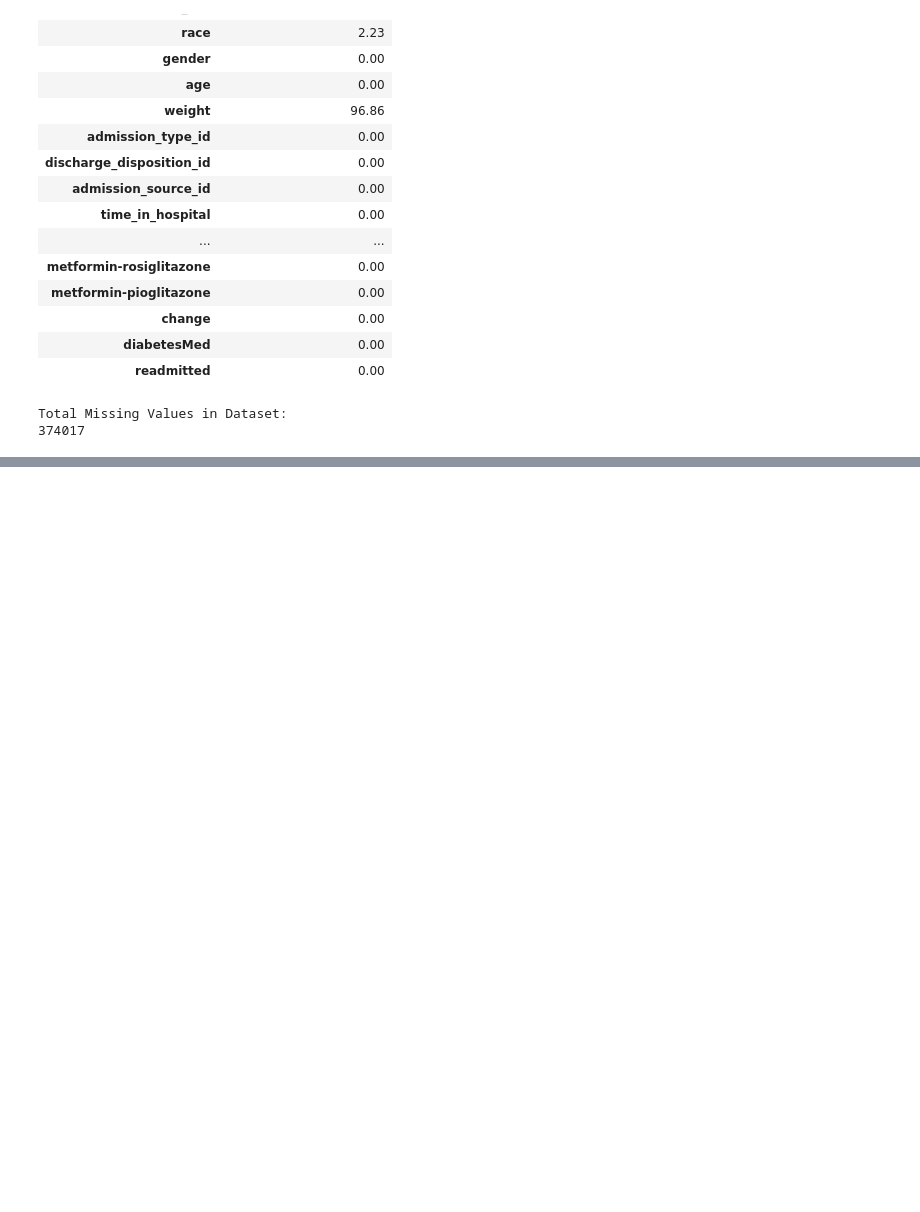
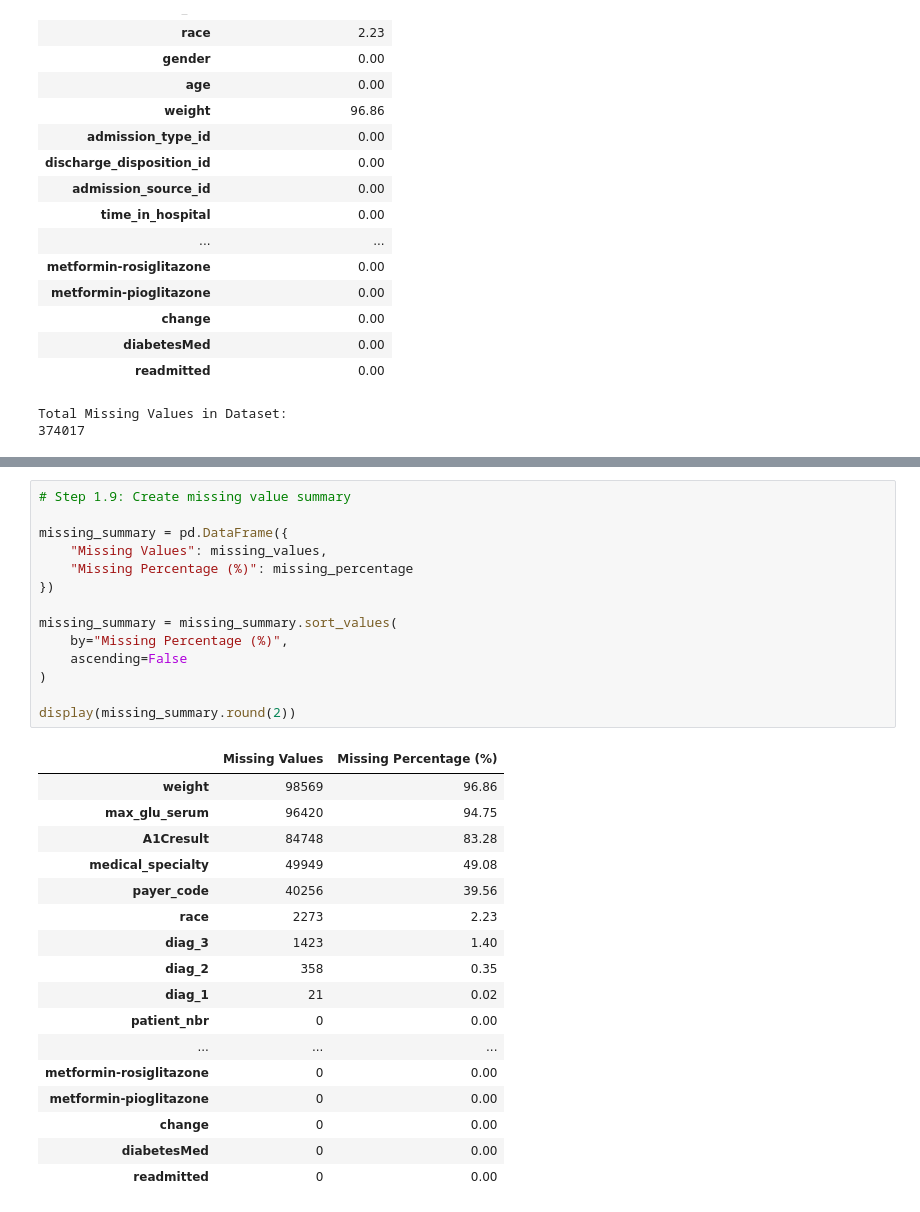
Before and after one commit to AsiniKaru/Vitality-Readmission-Predictor, a Jupyter notebook: phase_o1.ipynb, the cells around one changed output, grey strips where cells are left out. Cells and saved outputs as stored; diff of their text form; blank space fills up the shorter version.

Commit message:
Add Step 1.9 creation of missing value summary table

```diff
--- a/phase_o1.ipynb
+++ b/phase_o1.ipynb
@@ -505,0 +512,32 @@ Total Missing Values in Dataset:
+# %%
+# Step 1.9: Create missing value summary
+
+missing_summary = pd.DataFrame({
+    "Missing Values": missing_values,
+    "Missing Percentage (%)": missing_percentage
+})
+
+missing_summary = missing_summary.sort_values(
+    by="Missing Percentage (%)",
+    ascending=False
+)
+
+display(missing_summary.round(2))
+# %% [output]
+|  | Missing Values | Missing Percentage (%) |
+| weight | 98569 | 96.86 |
+| max_glu_serum | 96420 | 94.75 |
+| A1Cresult | 84748 | 83.28 |
+| medical_specialty | 49949 | 49.08 |
+| payer_code | 40256 | 39.56 |
+| race | 2273 | 2.23 |
+| diag_3 | 1423 | 1.40 |
+| diag_2 | 358 | 0.35 |
+| diag_1 | 21 | 0.02 |
+| patient_nbr | 0 | 0.00 |
+| ... | ... | ... |
+| metformin-rosiglitazone | 0 | 0.00 |
+| metformin-pioglitazone | 0 | 0.00 |
+| change | 0 | 0.00 |
+| diabetesMed | 0 | 0.00 |
+| readmitted | 0 | 0.00 |
```
Also changed, not shown: parts of 1 cell of this notebook.
